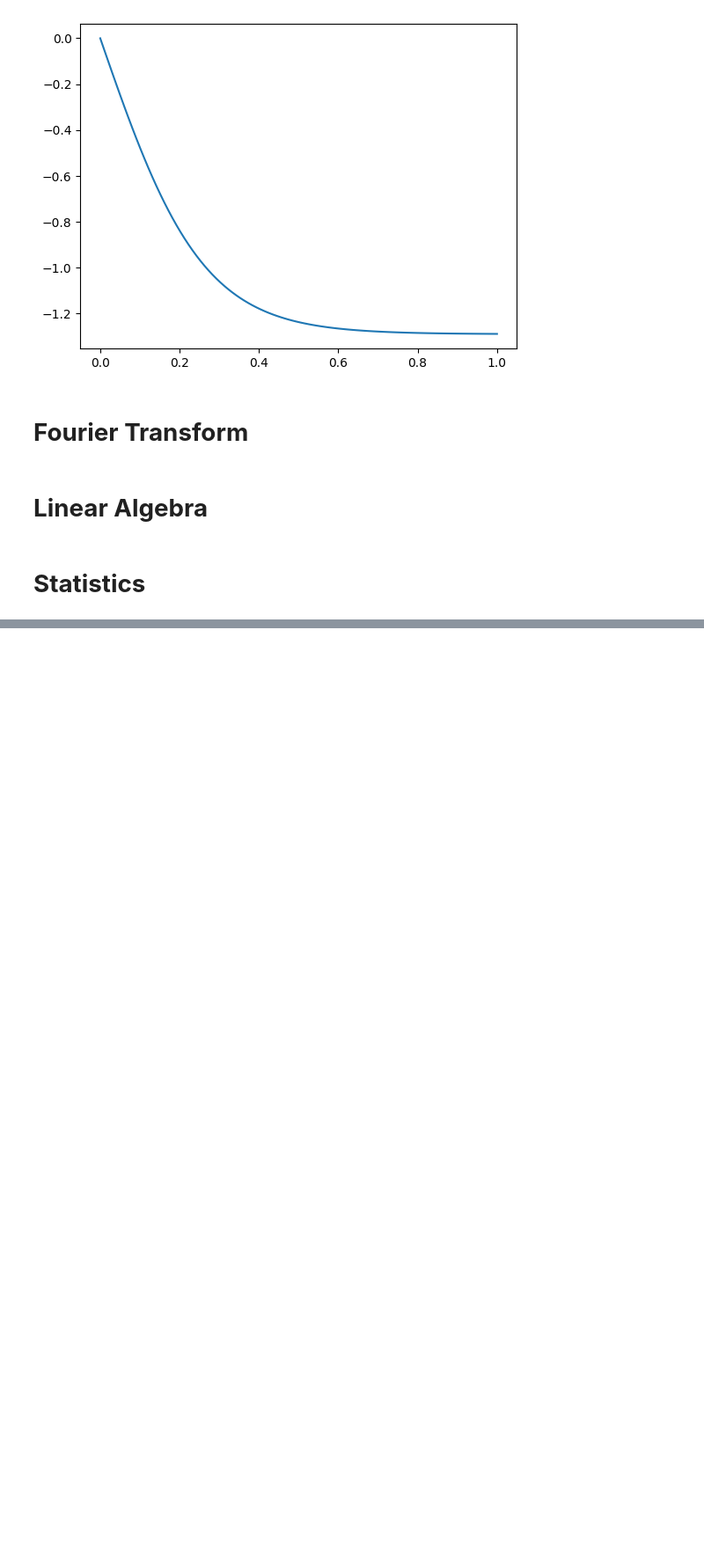
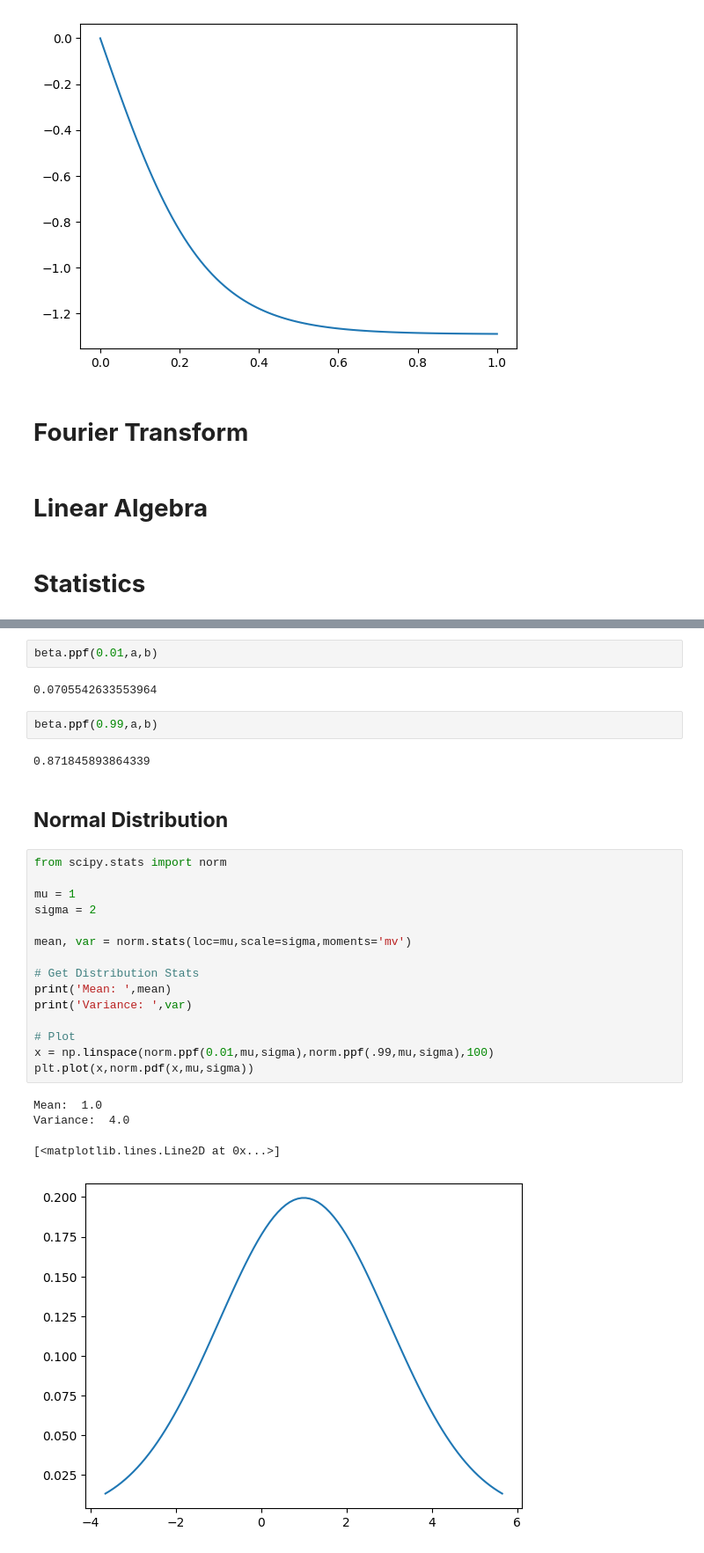
Before and after one commit to akshayyewle/Python, a Jupyter notebook: 09 Scipy Tutorial/Python Notebook 01 - 09 Dec 2023.ipynb, the cells around one changed output, grey strips where cells are left out. Shown at 88% size. Cells and saved outputs as stored; diff of their text form; blank space fills up the shorter version.

```diff
--- a/09 Scipy Tutorial/Python Notebook 01 - 09 Dec 2023.ipynb
+++ b/09 Scipy Tutorial/Python Notebook 01 - 09 Dec 2023.ipynb
@@ -470,0 +516,30 @@ plt.plot(t,sol.T[0])
+# %%
+beta.ppf(0.01,a,b)
+# %% [output]
+0.0705542633553964
+# %%
+beta.ppf(0.99,a,b)
+# %% [output]
+0.871845893864339
+# %% [markdown]
+## **Normal Distribution**
+# %%
+from scipy.stats import norm
+
+mu = 1
+sigma = 2
+
+mean, var = norm.stats(loc=mu,scale=sigma,moments='mv')
+
+# Get Distribution Stats
+print('Mean: ',mean)
+print('Variance: ',var)
+
+# Plot
+x = np.linspace(norm.ppf(0.01,mu,sigma),norm.ppf(.99,mu,sigma),100)
+plt.plot(x,norm.pdf(x,mu,sigma))
+# %% [output]
+Mean:  1.0
+Variance:  4.0
+[<matplotlib.lines.Line2D at 0x...>]
+[figure, added]
```
Also changed, not shown: parts of 3 cells of this notebook.
